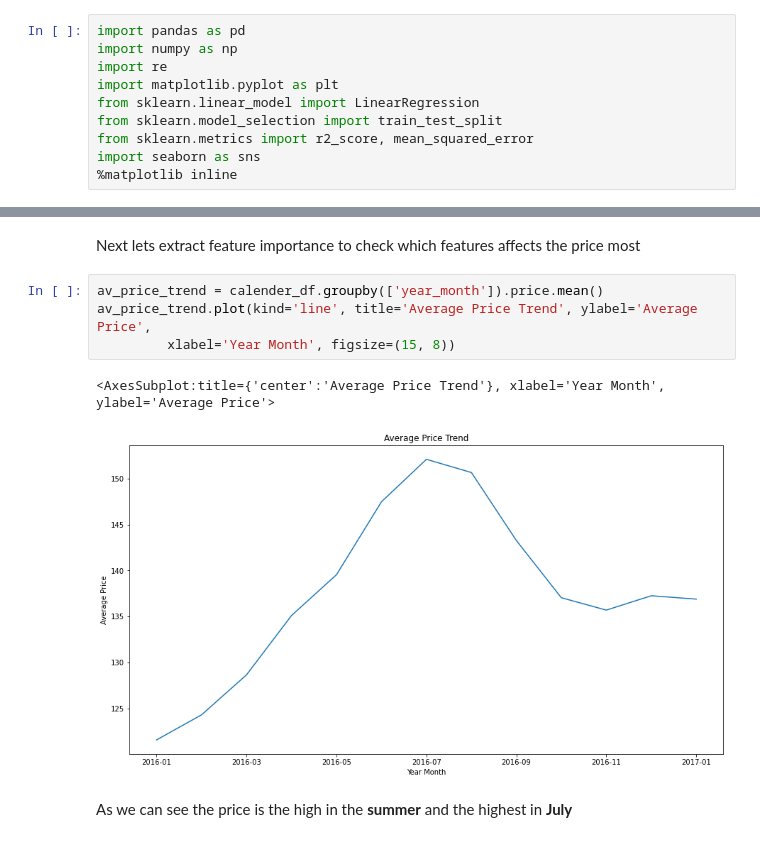
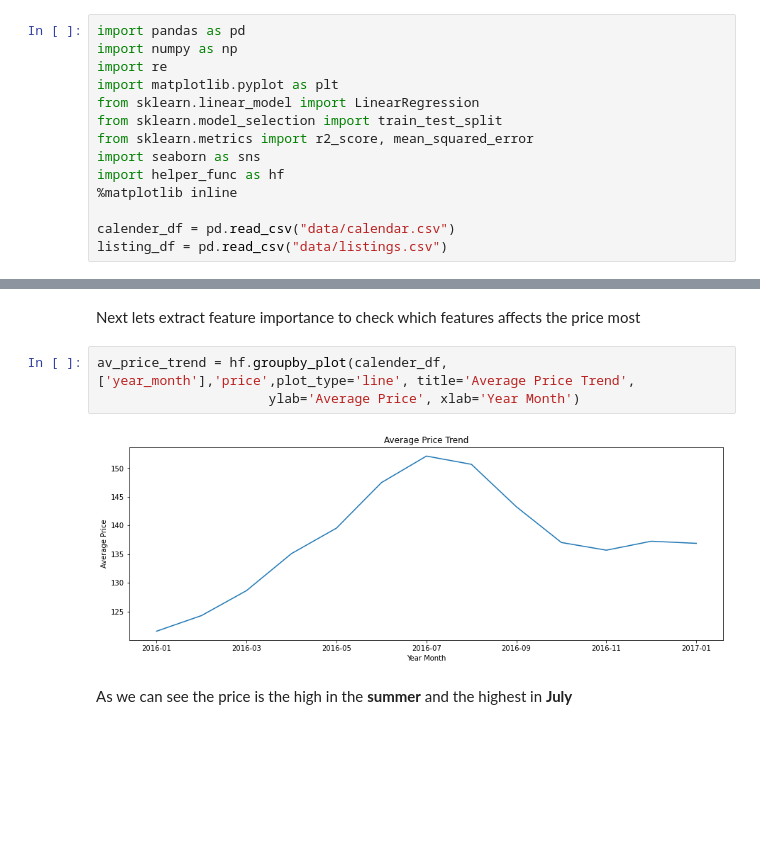
Before and after one commit to asifarshad/seattle_AirBnB, a Jupyter notebook: seattle_airbnb_data.ipynb, the cells around one changed output, grey strips where cells are left out. Drawn from its saved outputs; the diff is of its cells as text; blank space fills up the shorter version.

Commit message:
Edited readme, added help_func.py and updated notebook

```diff
--- a/seattle_airbnb_data.ipynb
+++ b/seattle_airbnb_data.ipynb
@@ -19,4 +19,8 @@ from sklearn.linear_model import LinearRegression
 from sklearn.model_selection import train_test_split
 from sklearn.metrics import r2_score, mean_squared_error
 import seaborn as sns
+import helper_func as hf
 %matplotlib inline
+
+calender_df = pd.read_csv("data/calendar.csv")
+listing_df = pd.read_csv("data/listings.csv")
@@ -379,12 +373,10 @@ How does the price vary during the year, when should you visit if you want a che
 # %% [markdown]
 Next lets extract feature importance to check which features affects the price most
 # %%
-av_price_trend = calender_df.groupby(['year_month']).price.mean()
-av_price_trend.plot(kind='line', title='Average Price Trend', ylabel='Average Price',
-         xlabel='Year Month', figsize=(15, 8))
+av_price_trend = hf.groupby_plot(calender_df,['year_month'],'price',plot_type='line', title='Average Price Trend',
+                      ylab='Average Price', xlab='Year Month')
 # %% [output]
-<AxesSubplot:title={'center':'Average Price Trend'}, xlabel='Year Month', ylabel='Average Price'>
-[figure, old version]
+[figure, new version]
 # %% [markdown]
 As we can see the price is the high in the **summer** and the highest in **July**
 # %% [markdown]
```
Also changed, not shown: parts of 12 cells of this notebook, 2 other files.
